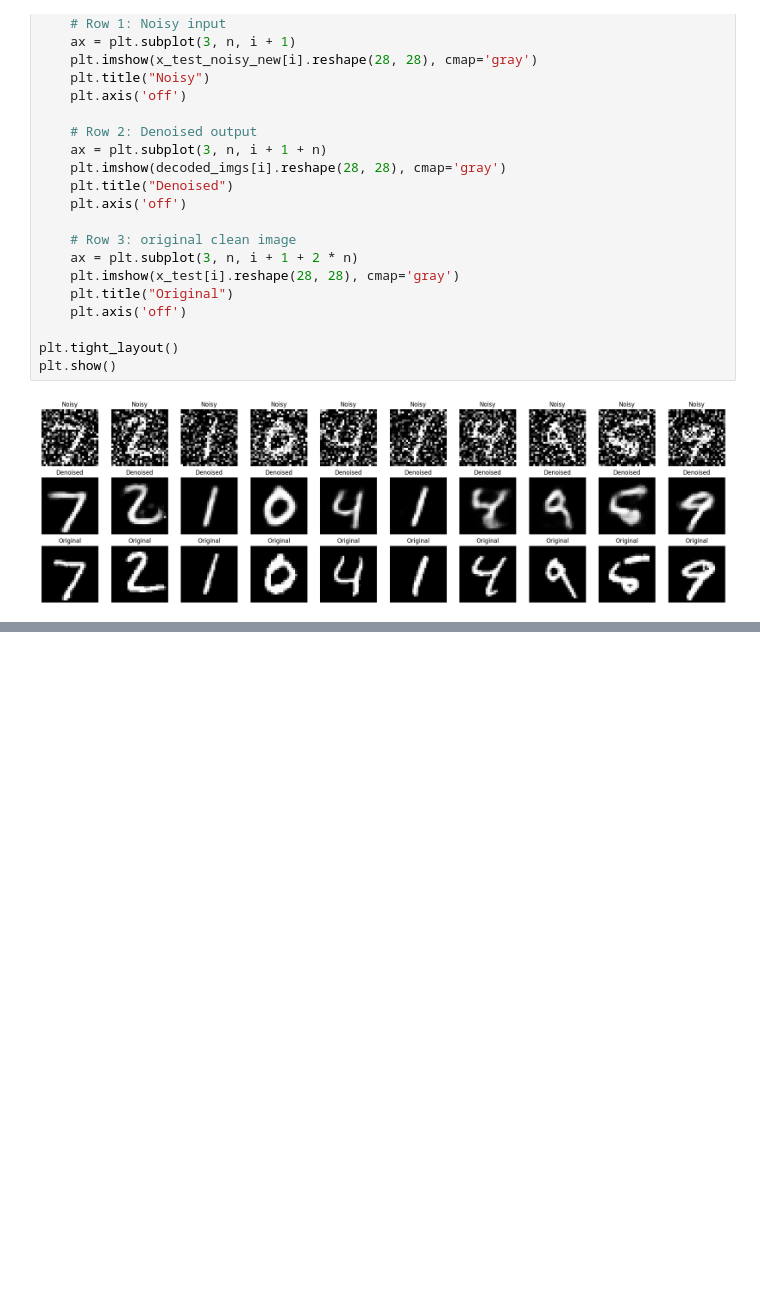
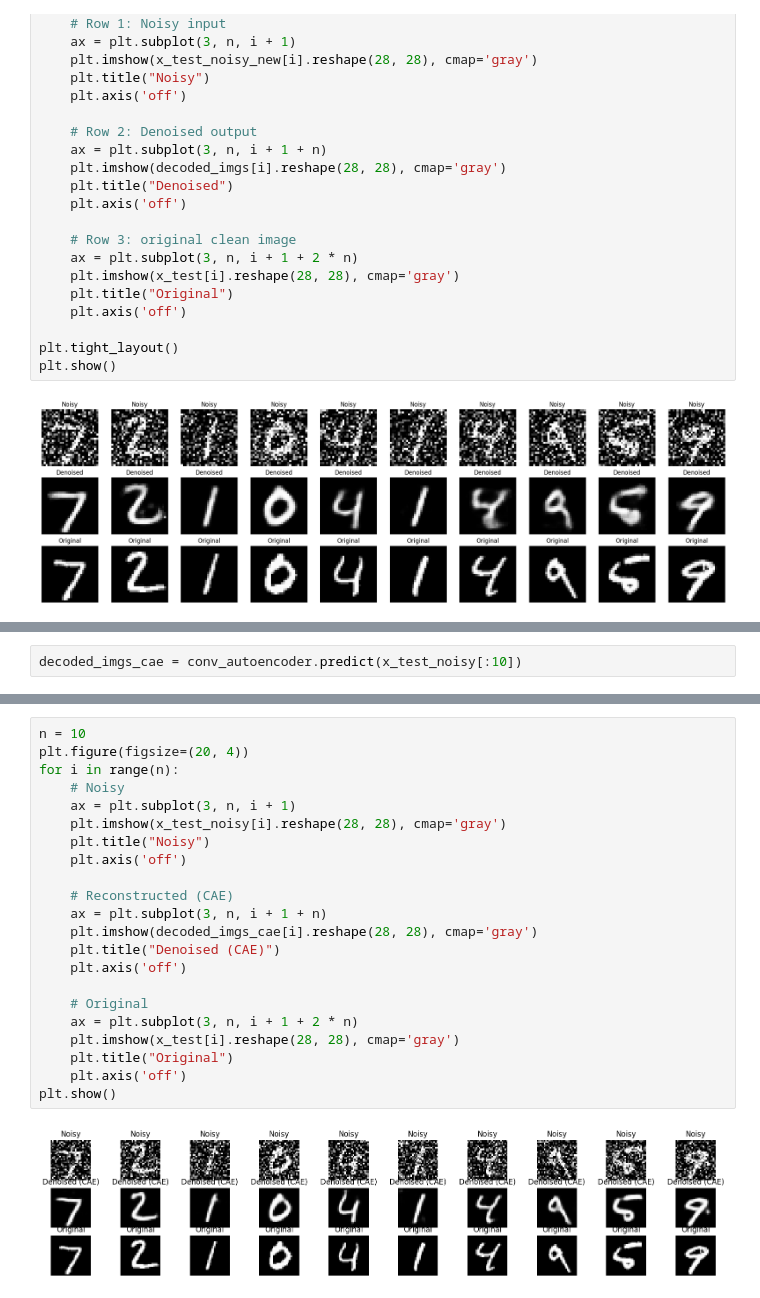
Before and after one commit to Mandar219/denoising_autoencoder, a Jupyter notebook: denoising_autoencoder.ipynb, the cells around one changed output, grey strips where cells are left out. Saved outputs shown, nothing was run; the diff lists cells and outputs as text; blank space fills up the shorter version.

```diff
--- a/denoising_autoencoder.ipynb
+++ b/denoising_autoencoder.ipynb
@@ -148,0 +248,2 @@ plt.show()
+# %%
+decoded_imgs_cae = conv_autoencoder.predict(x_test_noisy[:10])
@@ -148,0 +252,24 @@ plt.show()
+# %%
+n = 10
+plt.figure(figsize=(20, 4))
+for i in range(n):
+    # Noisy
+    ax = plt.subplot(3, n, i + 1)
+    plt.imshow(x_test_noisy[i].reshape(28, 28), cmap='gray')
+    plt.title("Noisy")
+    plt.axis('off')
+
+    # Reconstructed (CAE)
+    ax = plt.subplot(3, n, i + 1 + n)
+    plt.imshow(decoded_imgs_cae[i].reshape(28, 28), cmap='gray')
+    plt.title("Denoised (CAE)")
+    plt.axis('off')
+
+    # Original
+    ax = plt.subplot(3, n, i + 1 + 2 * n)
+    plt.imshow(x_test[i].reshape(28, 28), cmap='gray')
+    plt.title("Original")
+    plt.axis('off')
+plt.show()
+# %% [output]
+[figure, added]
```
Also changed, not shown: parts of 7 cells of this notebook.
